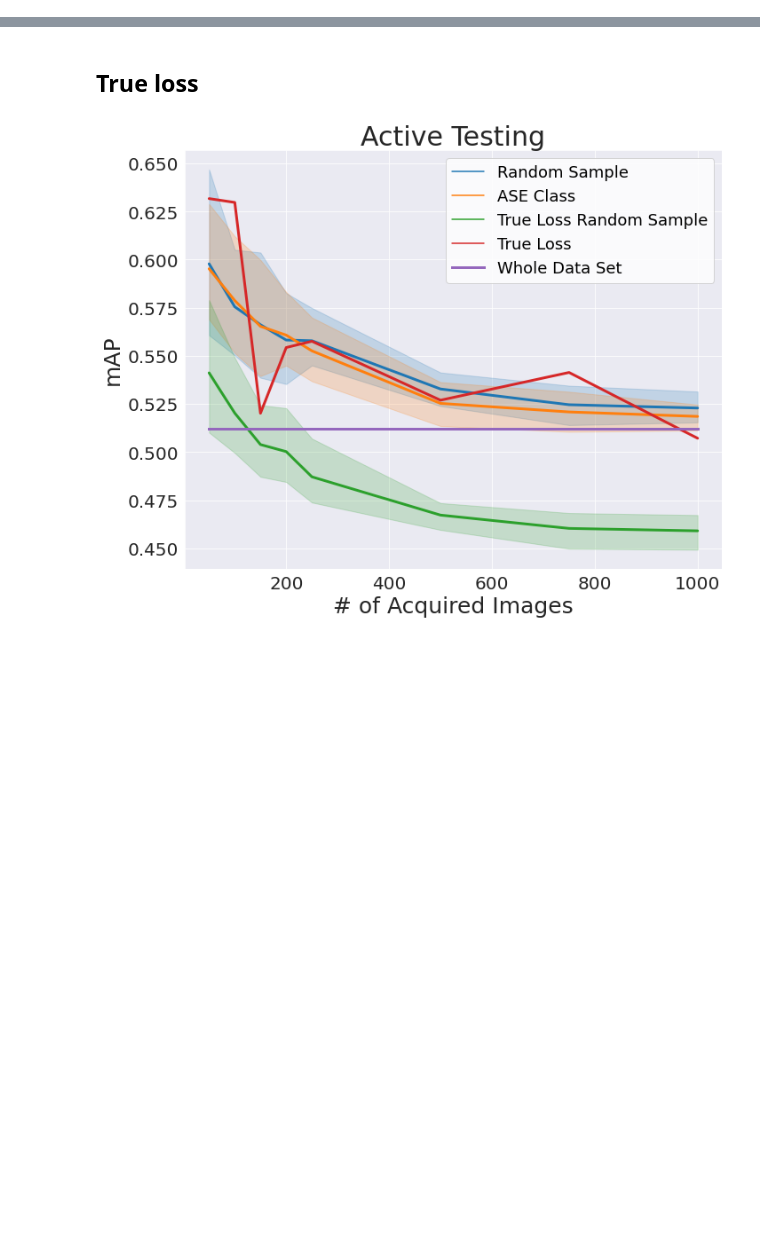
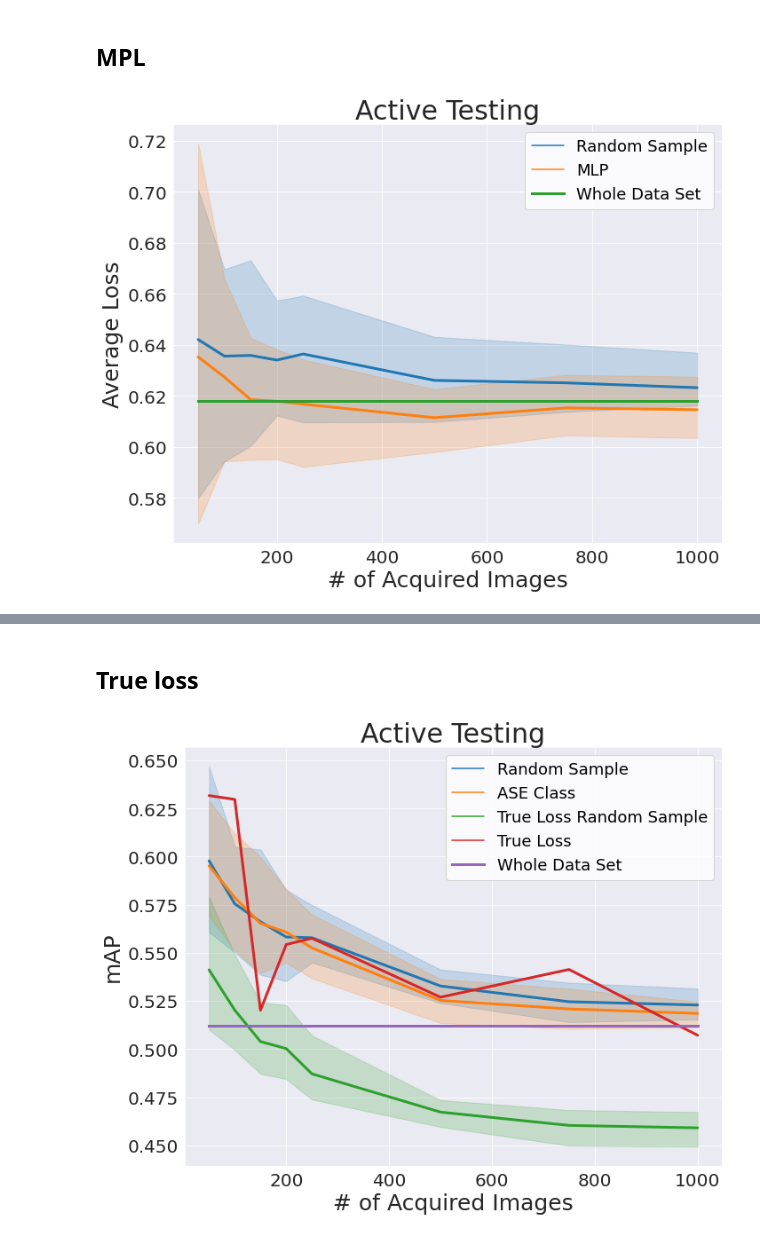
Before and after one commit to susanbao/orkspace, a Jupyter notebook: DINO/active_test_figure.ipynb, the cells around one changed output, grey strips where cells are left out. Cells and saved outputs as stored; diff of their text form; code cells hidden in the pictures; blank space fills up the shorter version.

```diff
--- a/DINO/active_test_figure.ipynb
+++ b/DINO/active_test_figure.ipynb
@@ -11,7 +11,7 @@ import copy
 # method_dict = {"MC": "Random Sample","random sample": "Random Sample", "surr ensemble": "ASE Class", "ASE": "ASE Class", "ASE_regression": "ASE Regression",
 #                "ASE_all": "ASE All"}
 method_dict = {"MC": "Random Sample","random sample": "Random Sample", "surr ensemble": "ASE Class Score 0", "ASE": "ASE Class Score 0", "ASE_regression": "ASE Regression Score 0",
-               "ASE_all": "ASE All Score 0", "ASE_class_score_1": "ASE Class Score -1", "ASE_reg_score_1": "ASE Regression Score -1", "ASE_all_score_1": "ASE All Score -1"}
+               "ASE_all": "ASE All Score 0", "ASE_class_score_1": "ASE Class Score -1", "ASE_reg_score_1": "ASE Regression Score -1", "ASE_all_score_1": "ASE All Score -1", "MPL": "MPL"}
 metric_dict = {'loss': 'Average Loss', 'mAP': 'mAP', "mAR_1000": "mAR"}
 def add_entries(file):
     #columns=['active_test_type','sample_size','loss','mAP',"AP_50", "AP_75", "mAP_samll", "mAP_medium", "mAP_large", "mAR_1", "mAR_10", "mAR_1000", "mAR_small", "mAR_medium", "mAR_large"]
@@ -114,3 +114,18 @@ def read_baseline_data(data_path):
     with open(data_path, 'r') as openfile:
         none_swin_data = json.load(openfile)
     return none_swin_data["0"]
+# %% [markdown]
+## MPL
+# %%
+method_dict = {"MC": "Random Sample","random sample": "Random Sample", "surr ensemble": "ASE Class", "ASE": "ASE Class", "ASE_regression": "ASE Regression Score 0",
+               "ASE_all": "ASE All Score 0", "ASE_class_score_1": "ASE Class Score -1", "ASE_reg_score_1": "ASE Regression Score -1", "ASE_all_score_1": "ASE All Score -1", "MPL": "MLP", "random sample LURE": "Random Sample LURE"}
+result_json_path = "./results/MPL_loss_compare/"
+true_loss_estimation_path = result_json_path + "None_R50_31.json"
+random_sample_path = result_json_path + "random_sample_R50_31_10_runs.json"
+test_whole_data = read_baseline_data(true_loss_estimation_path)
+results =  add_entries(random_sample_path)
+results = results.append(add_entries(result_json_path + "MPL_R50_31_10_runs.json"),ignore_index=True)
+# %%
+plot_figure(results, test_whole_data, "loss")
+# %% [output]
+[figure, added]
```
Also changed, not shown: parts of 1 cell of this notebook, 8 other files.
